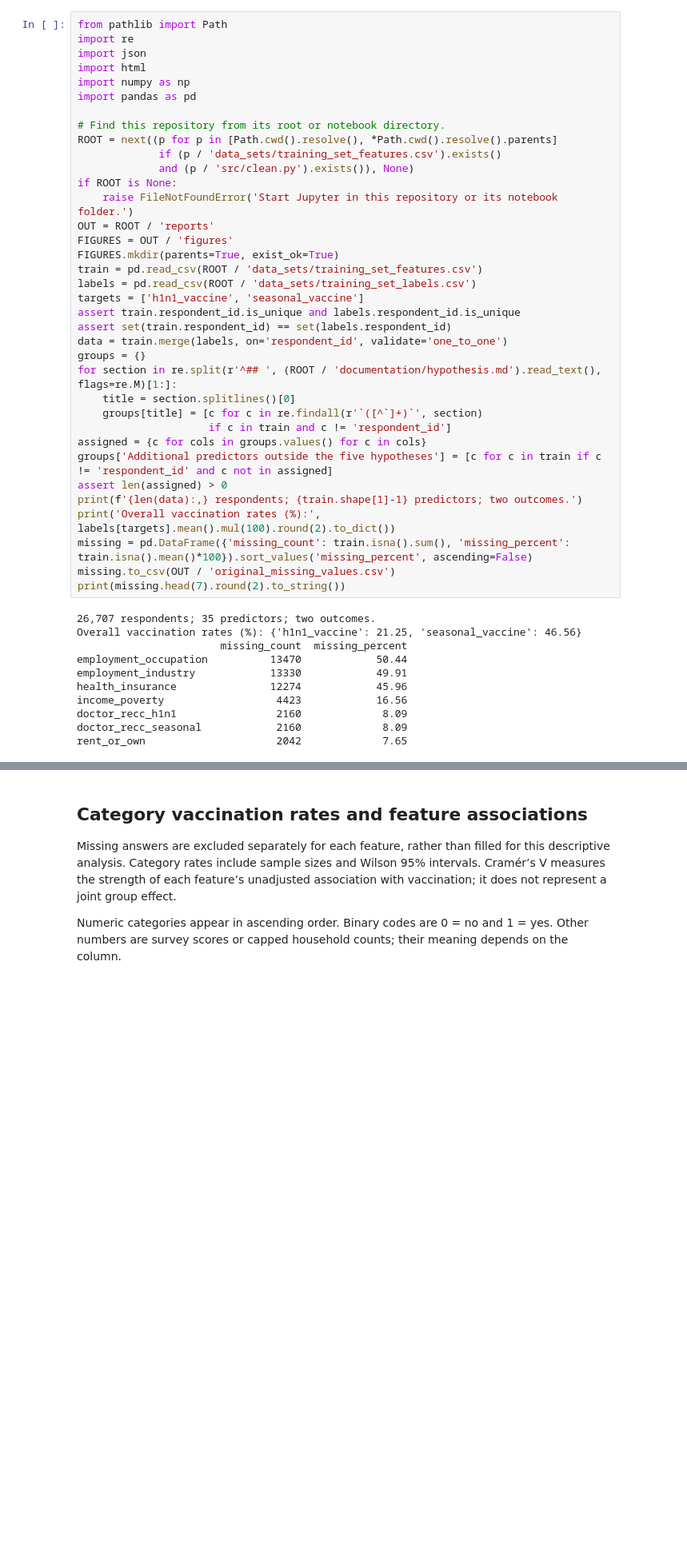
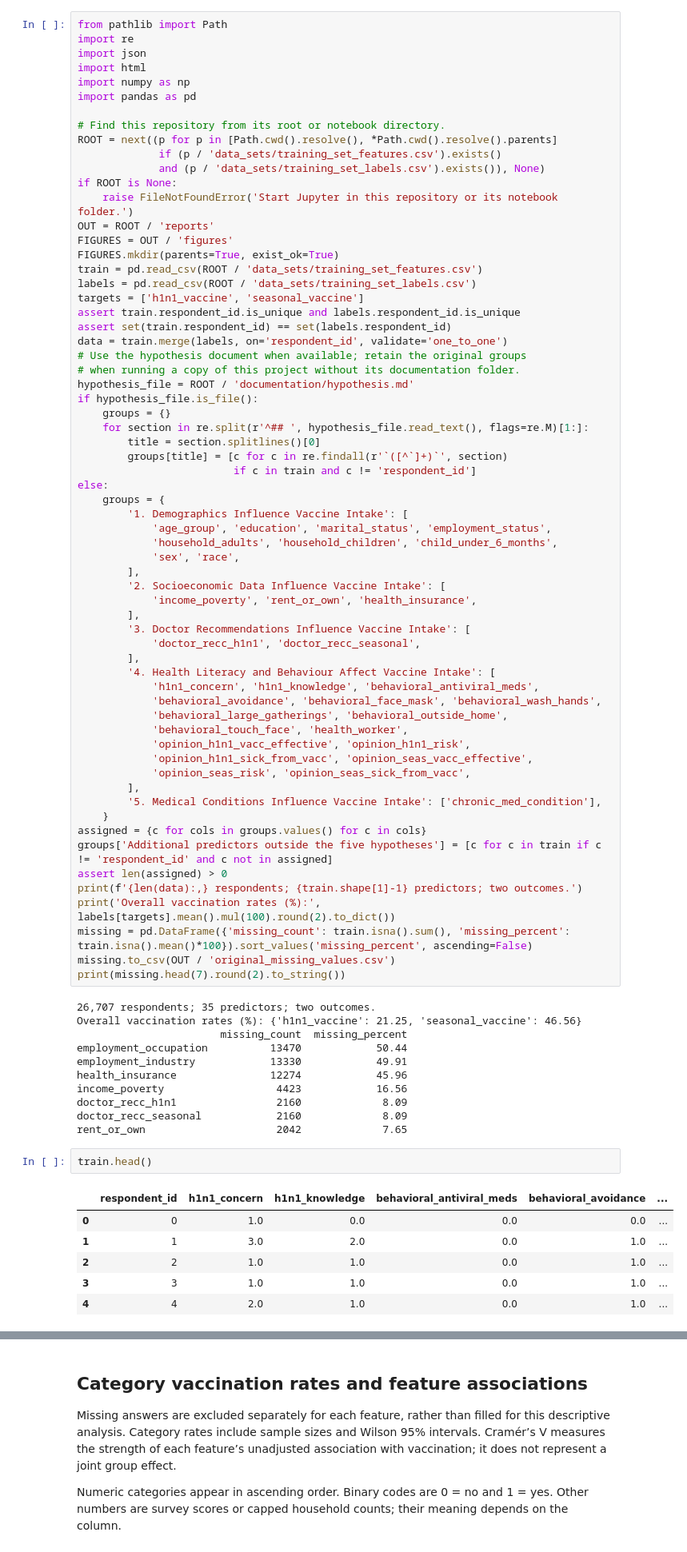
Before and after one commit to Odose-dev/Vaccine_Prediction_Team_5, a Jupyter notebook: notebook/02_vaccination_associations_and_heatmaps.ipynb, the cells around one changed output, grey strips where cells are left out. Shown at 80% size. Saved outputs shown, nothing was run; the diff lists cells and outputs as text; blank space fills up the shorter version.

```diff
--- a/notebook/02_vaccination_associations_and_heatmaps.ipynb
+++ b/notebook/02_vaccination_associations_and_heatmaps.ipynb
@@ -17,7 +17,7 @@ import pandas as pd
 # Find this repository from its root or notebook directory.
 ROOT = next((p for p in [Path.cwd().resolve(), *Path.cwd().resolve().parents]
              if (p / 'data_sets/training_set_features.csv').exists()
-             and (p / 'src/clean.py').exists()), None)
+             and (p / 'data_sets/training_set_labels.csv').exists()), None)
 if ROOT is None:
     raise FileNotFoundError('Start Jupyter in this repository or its notebook folder.')
 OUT = ROOT / 'reports'
@@ -29,11 +29,39 @@ targets = ['h1n1_vaccine', 'seasonal_vaccine']
 assert train.respondent_id.is_unique and labels.respondent_id.is_unique
 assert set(train.respondent_id) == set(labels.respondent_id)
 data = train.merge(labels, on='respondent_id', validate='one_to_one')
-groups = {}
-for section in re.split(r'^## ', (ROOT / 'documentation/hypothesis.md').read_text(), flags=re.M)[1:]:
-    title = section.splitlines()[0]
-    groups[title] = [c for c in re.findall(r'`([^`]+)`', section)
-                     if c in train and c != 'respondent_id']
+# Use the hypothesis document when available; retain the original groups
+# when running a copy of this project without its documentation folder.
+hypothesis_file = ROOT / 'documentation/hypothesis.md'
+if hypothesis_file.is_file():
+    groups = {}
+    for section in re.split(r'^## ', hypothesis_file.read_text(), flags=re.M)[1:]:
+        title = section.splitlines()[0]
+        groups[title] = [c for c in re.findall(r'`([^`]+)`', section)
+                         if c in train and c != 'respondent_id']
+else:
+    groups = {
+        '1. Demographics Influence Vaccine Intake': [
+            'age_group', 'education', 'marital_status', 'employment_status',
+            'household_adults', 'household_children', 'child_under_6_months',
+            'sex', 'race',
+        ],
+        '2. Socioeconomic Data Influence Vaccine Intake': [
+            'income_poverty', 'rent_or_own', 'health_insurance',
+        ],
+        '3. Doctor Recommendations Influence Vaccine Intake': [
+            'doctor_recc_h1n1', 'doctor_recc_seasonal',
+        ],
+        '4. Health Literacy and Behaviour Affect Vaccine Intake': [
+            'h1n1_concern', 'h1n1_knowledge', 'behavioral_antiviral_meds',
+            'behavioral_avoidance', 'behavioral_face_mask', 'behavioral_wash_hands',
+            'behavioral_large_gatherings', 'behavioral_outside_home',
+            'behavioral_touch_face', 'health_worker',
+            'opinion_h1n1_vacc_effective', 'opinion_h1n1_risk',
+            'opinion_h1n1_sick_from_vacc', 'opinion_seas_vacc_effective',
+            'opinion_seas_risk', 'opinion_seas_sick_from_vacc',
+        ],
+        '5. Medical Conditions Influence Vaccine Intake': ['chronic_med_condition'],
+    }
 assigned = {c for cols in groups.values() for c in cols}
 groups['Additional predictors outside the five hypotheses'] = [c for c in train if c != 'respondent_id' and c not in assigned]
 assert len(assigned) > 0
@@ -53,3 +81,12 @@ income_poverty                  4423            16.56
 doctor_recc_h1n1                2160             8.09
 doctor_recc_seasonal            2160             8.09
 rent_or_own                     2042             7.65
+# %%
+train.head()
+# %% [output]
+|  | respondent_id | h1n1_concern | h1n1_knowledge | behavioral_antiviral_meds | behavioral_avoidance | ... |
+| 0 | 0 | 1.0 | 0.0 | 0.0 | 0.0 | ... |
+| 1 | 1 | 3.0 | 2.0 | 0.0 | 1.0 | ... |
+| 2 | 2 | 1.0 | 1.0 | 0.0 | 1.0 | ... |
+| 3 | 3 | 1.0 | 1.0 | 0.0 | 1.0 | ... |
+| 4 | 4 | 2.0 | 1.0 | 0.0 | 1.0 | ... |
```
Also changed, not shown: parts of 8 cells of this notebook, 35 other files.
